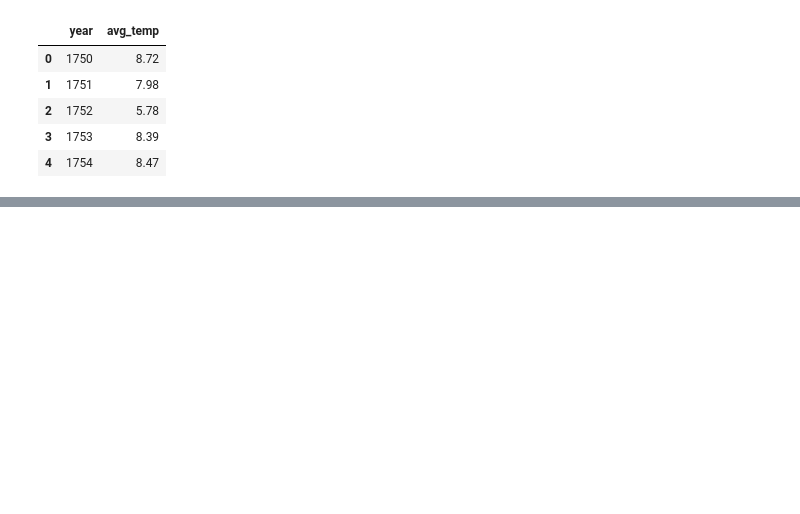
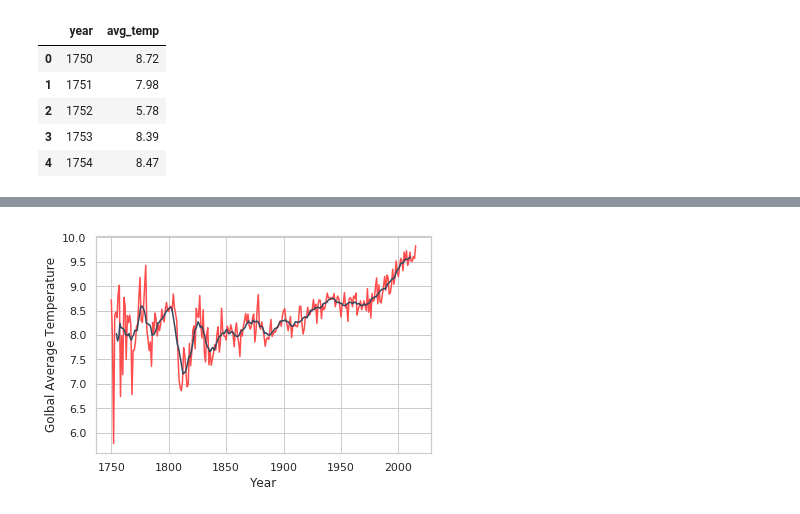
Before and after one commit to abhiksark/Udacity-DataAnalyst-Nanodegree, a Jupyter notebook: explore_weather_trends/trend_plot.ipynb, the cells around one changed output, grey strips where cells are left out. Drawn from its saved outputs; the diff is of its cells as text; code cells hidden in the pictures; blank space fills up the shorter version.

```diff
--- a/explore_weather_trends/trend_plot.ipynb
+++ b/explore_weather_trends/trend_plot.ipynb
@@ -8,3 +8,4 @@ import pandas as pd
 import numpy as np
 import matplotlib.pyplot as plt
 import seaborn as sns
+sns.set(style='whitegrid')
@@ -41 +70,10 @@ moving_avg_hyd = df_hyd.rolling(12).mean()
+# %%
+moving_avg_global = df_global.rolling(10).mean()
+sns.lineplot(x='year', y='avg_temp', data=df_global,color = "#ff4c4c" )
+sns.lineplot(x='year', y='avg_temp', data=moving_avg_global ,color = "#34495e")
+plt.ylabel('Golbal Average Temperature')
+plt.xlabel('Year')
+plt.show()
+# %% [output]
+[figure, added]
 # %%
```
Also changed, not shown: parts of 20 cells of this notebook, 3 other files.
